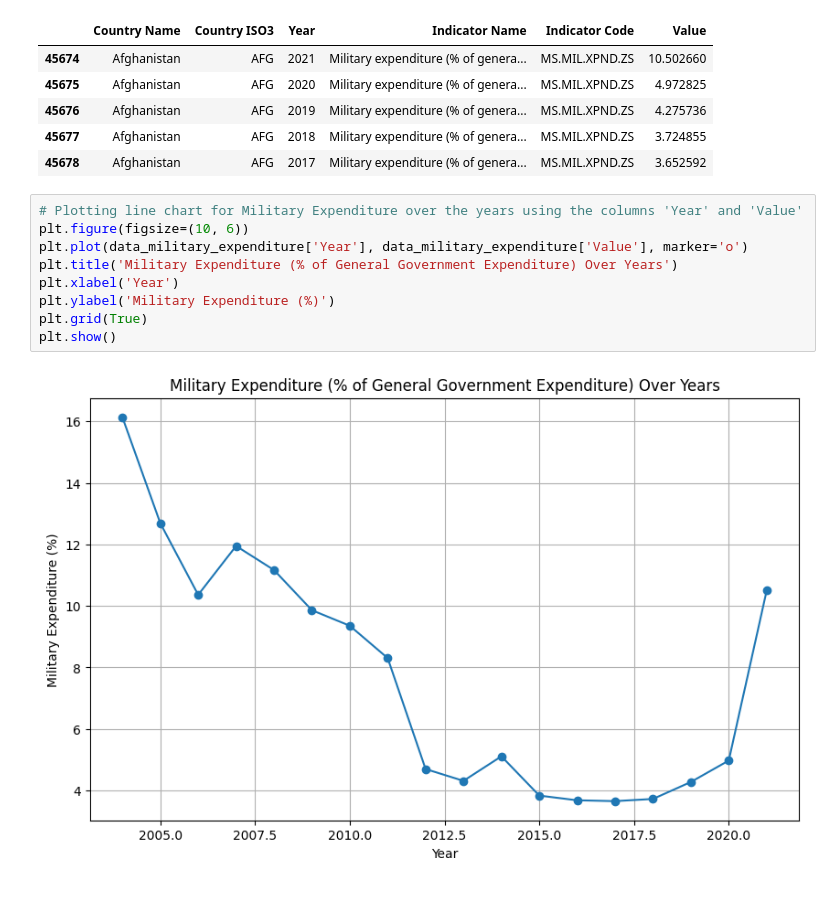
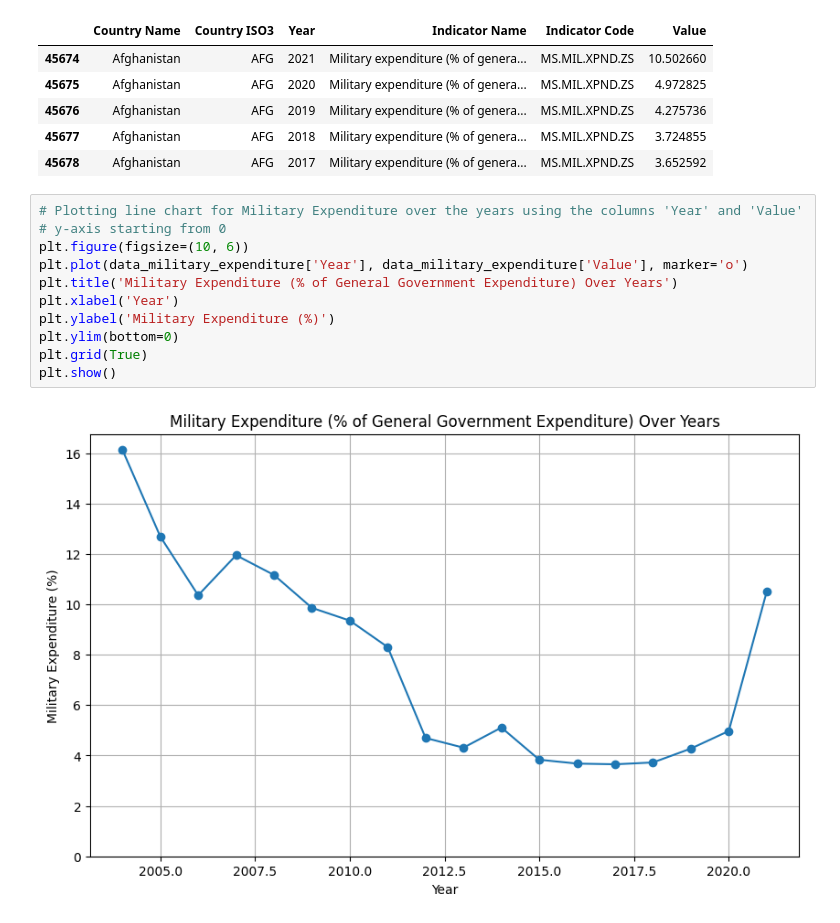
Before and after one commit to group-pi-dataviz/group-pi-dataviz.github.io, a Jupyter notebook: scripts/data_prepocessing_parte3.ipynb, the cells around one changed output. Cells and saved outputs as stored; diff of their text form.

```diff
--- a/scripts/data_prepocessing_parte3.ipynb
+++ b/scripts/data_prepocessing_parte3.ipynb
@@ -73,12 +73,14 @@ data_military_expenditure.head()
 | 45678 | Afghanistan | AFG | 2017 | Military expenditure (% of genera... | MS.MIL.XPND.ZS | 3.652592 |
 # %%
 # Plotting line chart for Military Expenditure over the years using the columns 'Year' and 'Value'
+# y-axis starting from 0
 plt.figure(figsize=(10, 6))
 plt.plot(data_military_expenditure['Year'], data_military_expenditure['Value'], marker='o')
 plt.title('Military Expenditure (% of General Government Expenditure) Over Years')
 plt.xlabel('Year')
 plt.ylabel('Military Expenditure (%)')
+plt.ylim(bottom=0)
 plt.grid(True)
 plt.show()
 # %% [output]
-[figure, old version]
+[figure, new version]
```
Also changed, not shown: parts of 1 cell of this notebook.
